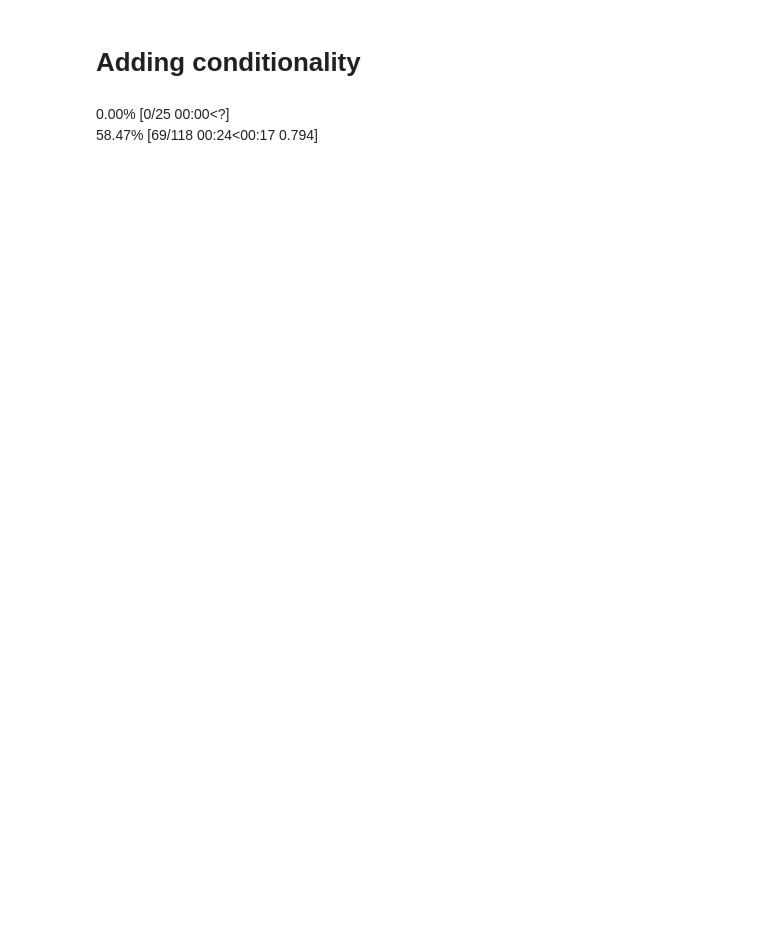
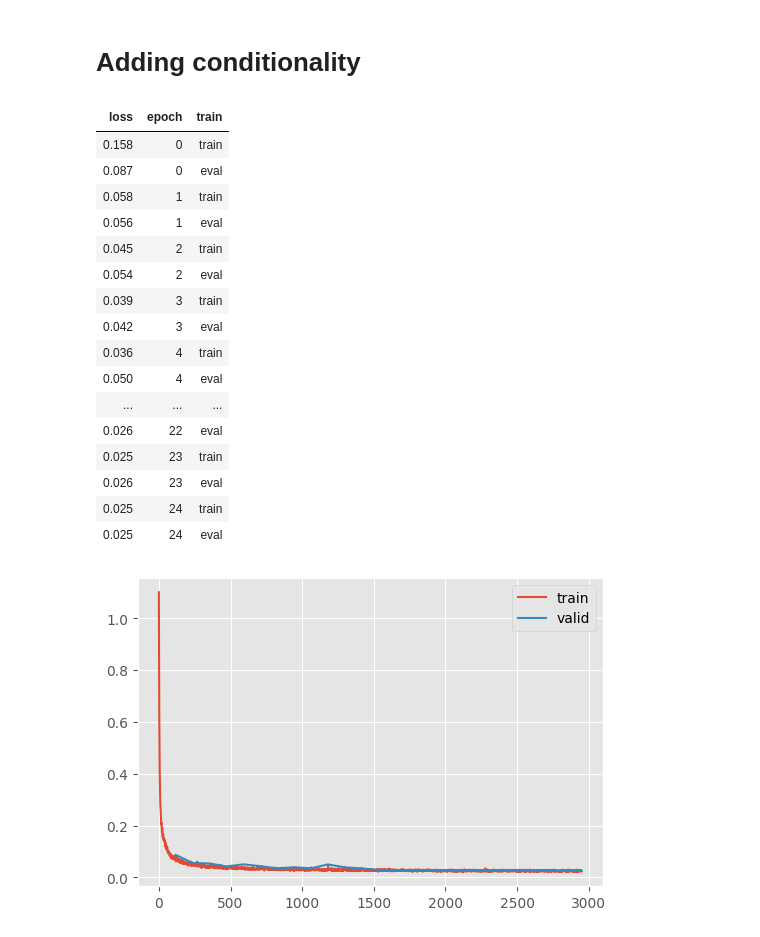
Before and after one commit to jeremyadamsfisher/SlowAI, a Jupyter notebook: nbs/28_attention.ipynb, the cells around one changed output. Cells and saved outputs as stored; diff of their text form; code cells hidden in the pictures; blank space fills up the shorter version.

```diff
--- a/nbs/28_attention.ipynb
+++ b/nbs/28_attention.ipynb
@@ -294,17 +286,33 @@ def conditional_train(
 # %%
 %%time
 un = conditional_train(
-    ConditionalTAUnet.kaiming(
+    ConditionalTAUnet(
         n_classes=10,
         color_channels=1,
         nfs=(32, 64, 128, 256, 384),
         n_blocks=(3, 2, 1, 1, 1, 1),
         attention_heads=(0, 8, 8, 8, 8, 8),
     ),
     dls,
     lr=4e-3,
     n_epochs=25,
 )
 # %% [output]
-0.00% [0/25 00:00<?]
-58.47% [69/118 00:24<00:17 0.794]
+| loss | epoch | train |
+| 0.158 | 0 | train |
+| 0.087 | 0 | eval |
+| 0.058 | 1 | train |
+| 0.056 | 1 | eval |
+| 0.045 | 2 | train |
+| 0.054 | 2 | eval |
+| 0.039 | 3 | train |
+| 0.042 | 3 | eval |
+| 0.036 | 4 | train |
+| 0.050 | 4 | eval |
+| ... | ... | ... |
+| 0.026 | 22 | eval |
+| 0.025 | 23 | train |
+| 0.026 | 23 | eval |
+| 0.025 | 24 | train |
+| 0.025 | 24 | eval |
+[figure, added]
```
Also changed, not shown: parts of 15 cells of this notebook, 13 other files.
